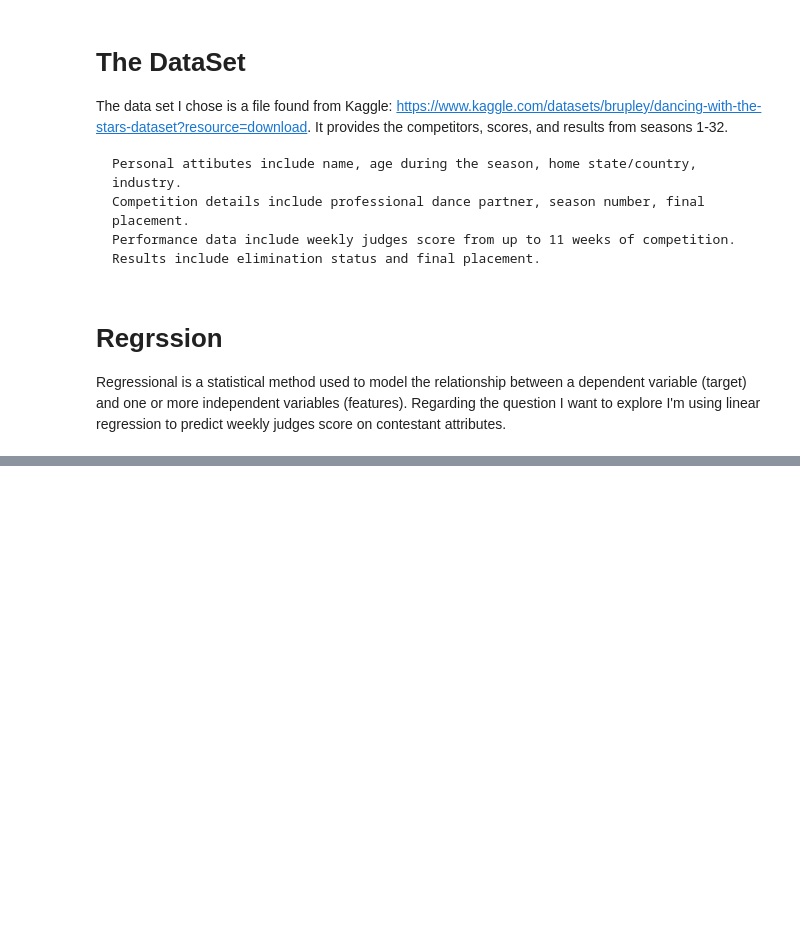
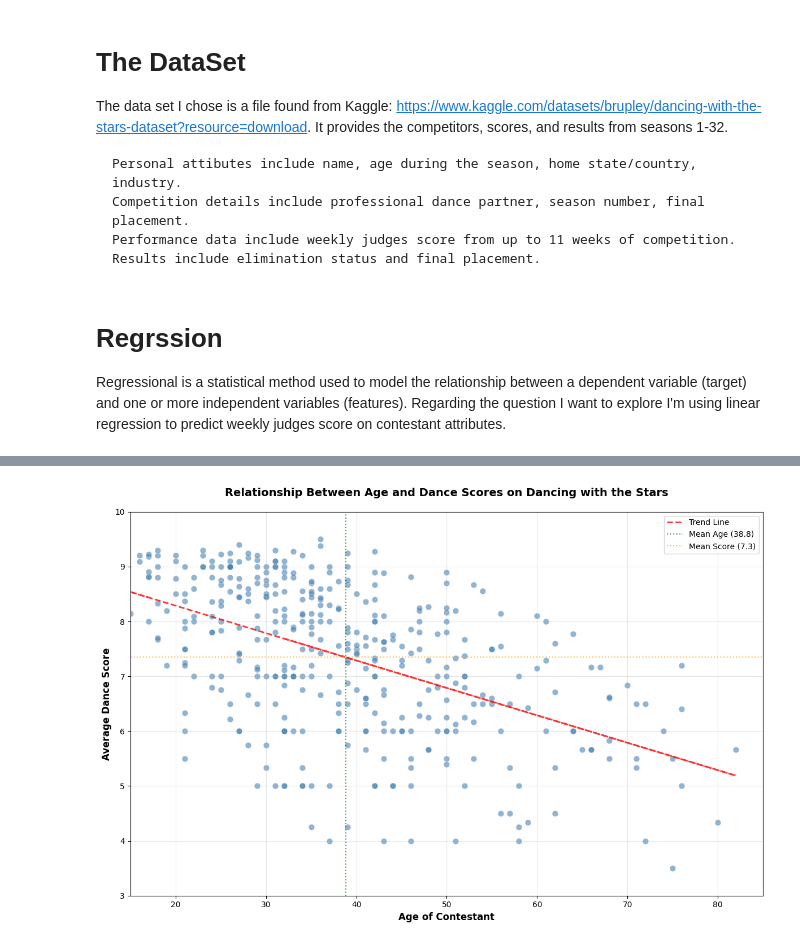
Before and after one commit to jonathanjag08/ITSC-3162-Intro-to-Data-Mining, a Jupyter notebook: ITSC3162DataMining/Project 3/DWTS.ipynb, the cells around one changed output, grey strips where cells are left out. Drawn from its saved outputs; the diff is of its cells as text; code cells hidden in the pictures; blank space fills up the shorter version.

Commit message:
dancing with the stars

```diff
--- a/ITSC3162DataMining/Project 3/DWTS.ipynb
+++ b/ITSC3162DataMining/Project 3/DWTS.ipynb
@@ -19,0 +24,58 @@ Regressional is a statistical method used to model the relationship between a de
+# %%
+import pandas as pd
+import numpy as np
+import matplotlib.pyplot as plt
+import seaborn as sns
+
+# Load and prepare the data
+df = pd.read_csv("../datasets/dancing_with_the_stars_dataset.csv")
+
+# Calculate average score for each contestant
+score_columns = [col for col in df.columns if 'week' in col and 'score' in col and 'avg' in col]
+
+def calculate_average_score(row):
+    scores = []
+    for col in score_columns:
+        if pd.notna(row[col]) and row[col] > 0:
+            scores.append(row[col])
+    return np.mean(scores) if scores else np.nan
+
+df['average_score'] = df.apply(calculate_average_score, axis=1)
+df_clean = df.dropna(subset=['average_score', 'celebrity_age_during_season']).copy()
+
+# Create the scatter plot
+plt.figure(figsize=(12, 8))
+
+# Create scatter plot with enhanced styling
+plt.scatter(df_clean['celebrity_age_during_season'], df_clean['average_score'],
+           alpha=0.6, color='steelblue', s=60, edgecolor='white', linewidth=0.5)
+
+# Add trend line
+z = np.polyfit(df_clean['celebrity_age_during_season'], df_clean['average_score'], 1)
+p = np.poly1d(z)
+plt.plot(df_clean['celebrity_age_during_season'], p(df_clean['celebrity_age_during_season']),
+         "r--", alpha=0.8, linewidth=2, label='Trend Line')
+
+# Customize the plot
+plt.xlabel('Age of Contestant', fontsize=12, fontweight='bold')
+plt.ylabel('Average Dance Score', fontsize=12, fontweight='bold')
+plt.title('Relationship Between Age and Dance Scores on Dancing with the Stars',
+          fontsize=14, fontweight='bold', pad=20)
+
+# Add grid and styling
+plt.grid(True, alpha=0.3)
+plt.xlim(15, 85)
+plt.ylim(3, 10)
+
+
+# Add some statistics
+mean_age = df_clean['celebrity_age_during_season'].mean()
+mean_score = df_clean['average_score'].mean()
+plt.axvline(mean_age, color='green', linestyle=':', alpha=0.7, label=f'Mean Age ({mean_age:.1f})')
+plt.axhline(mean_score, color='orange', linestyle=':', alpha=0.7, label=f'Mean Score ({mean_score:.1f})')
+
+plt.legend()
+plt.tight_layout()
+plt.show()
+# %% [output]
+[figure, added]
```
Also changed, not shown: parts of 1 cell of this notebook, 1 other file.
